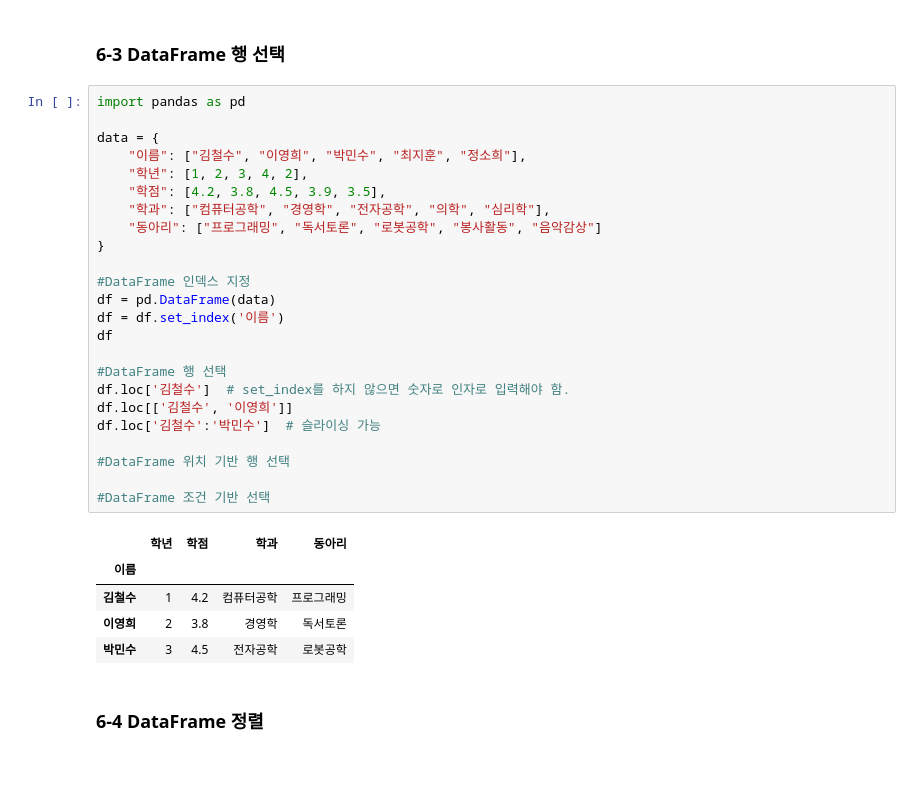
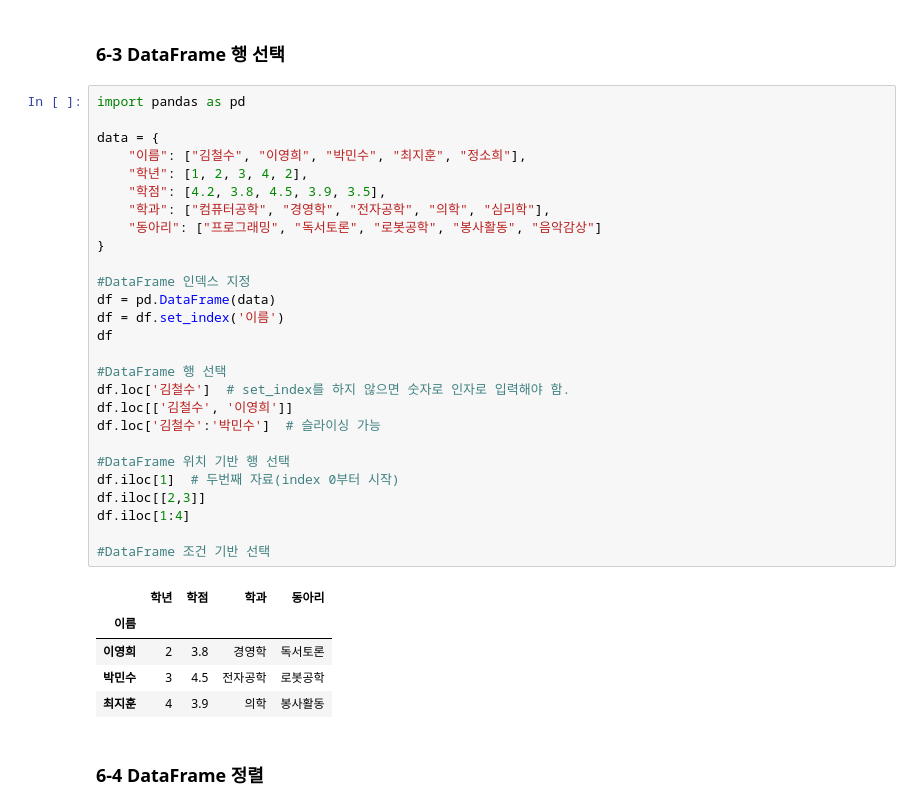
Before and after one commit to StellaCho-Study/Data-Analysis-with-Open-Source, a Jupyter notebook: 오픈소스_데이터_분석_6강.ipynb, the cells around one changed output. Drawn from its saved outputs; the diff is of its cells as text; blank space fills up the shorter version.

```diff
--- a/오픈소스_데이터_분석_6강.ipynb
+++ b/오픈소스_데이터_분석_6강.ipynb
@@ -78,33 +78,36 @@ df_renamed
 # %%
 import pandas as pd
 
 data = {
     "이름": ["김철수", "이영희", "박민수", "최지훈", "정소희"],
     "학년": [1, 2, 3, 4, 2],
     "학점": [4.2, 3.8, 4.5, 3.9, 3.5],
     "학과": ["컴퓨터공학", "경영학", "전자공학", "의학", "심리학"],
     "동아리": ["프로그래밍", "독서토론", "로봇공학", "봉사활동", "음악감상"]
 }
 
 #DataFrame 인덱스 지정
 df = pd.DataFrame(data)
 df = df.set_index('이름')
 df
 
 #DataFrame 행 선택
 df.loc['김철수']  # set_index를 하지 않으면 숫자로 인자로 입력해야 함.
 df.loc[['김철수', '이영희']]
 df.loc['김철수':'박민수']  # 슬라이싱 가능
 
 #DataFrame 위치 기반 행 선택
+df.iloc[1]  # 두번째 자료(index 0부터 시작)
+df.iloc[[2,3]]
+df.iloc[1:4]
 
 #DataFrame 조건 기반 선택
 # %% [output]
 |  | 학년 | 학점 | 학과 | 동아리 |
 | 이름 |  |  |  |  |
-| 김철수 | 1 | 4.2 | 컴퓨터공학 | 프로그래밍 |
 | 이영희 | 2 | 3.8 | 경영학 | 독서토론 |
 | 박민수 | 3 | 4.5 | 전자공학 | 로봇공학 |
+| 최지훈 | 4 | 3.9 | 의학 | 봉사활동 |
 # %% [markdown]
 ### 6-4 DataFrame 정렬
 # %%
```
